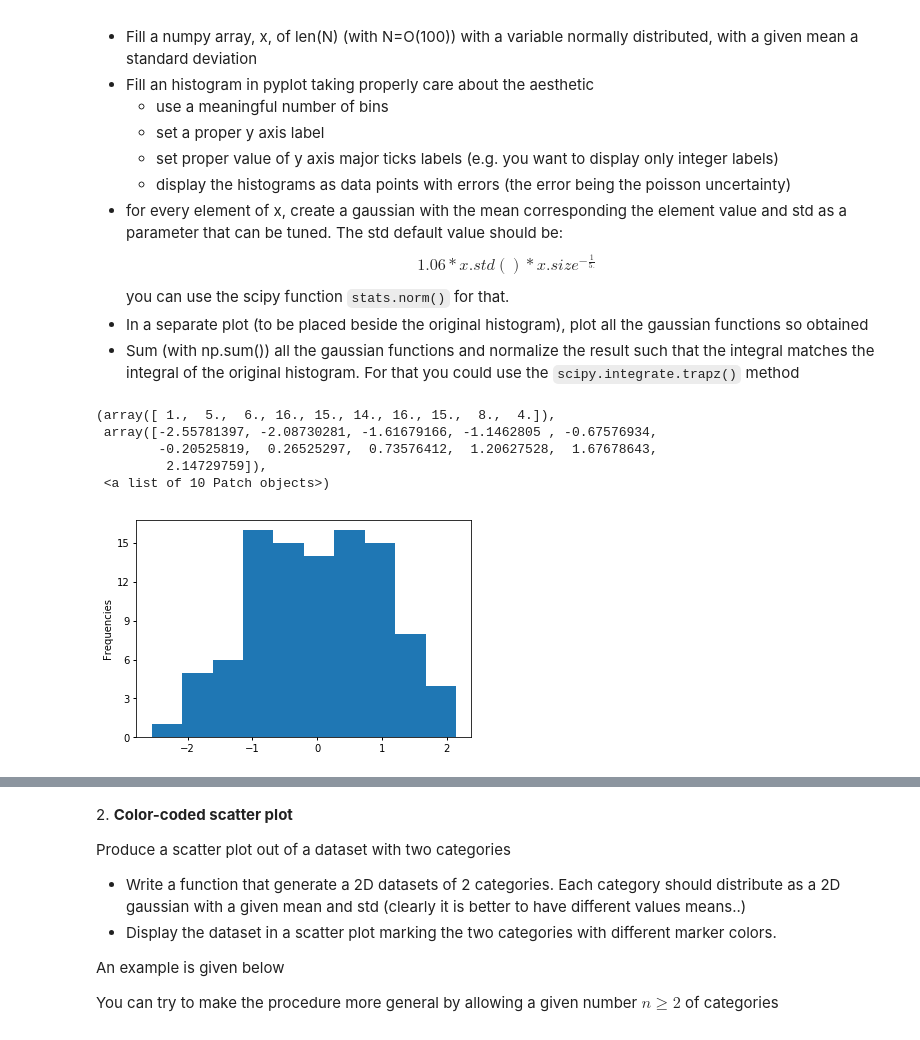
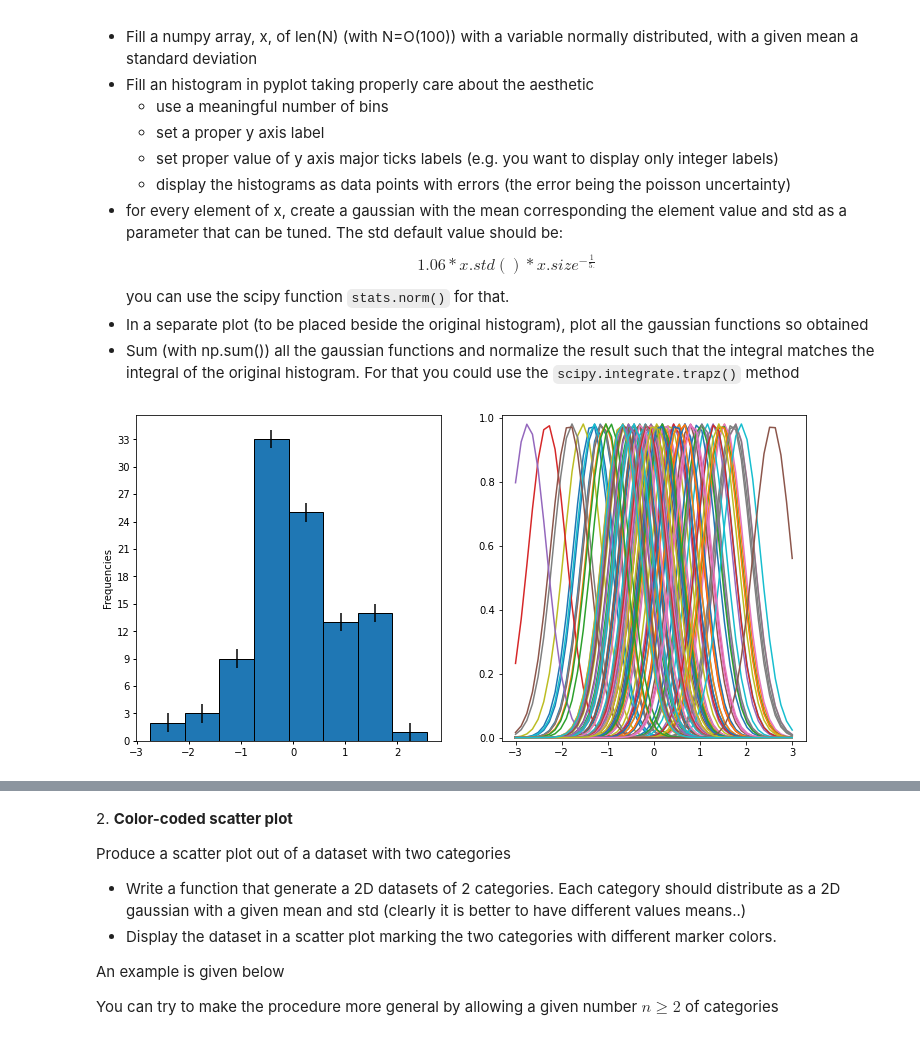
Before and after one commit to T3X3K/LaboratoryOfComputationalPhysics_Y6, a Jupyter notebook: 07ex_Visualization.ipynb, the cells around one changed output, grey strips where cells are left out. Cells and saved outputs as stored; diff of their text form; code cells hidden in the pictures.

```diff
--- a/07ex_Visualization.ipynb
+++ b/07ex_Visualization.ipynb
@@ -21,19 +24,25 @@ $$ 1.06 * x.std() * x.size ^{-\frac{1}{5.}} $$
 you can use the scipy function `stats.norm()` for that.
 * In a separate plot (to be placed beside the original histogram), plot all the gaussian functions so obtained
 * Sum (with np.sum()) all the gaussian functions and normalize the result such that the integral matches the integral of the original histogram. For that you could use the `scipy.integrate.trapz()` method
-# %%
-N = 100
-x = npr.randn(N)
-
-fig, ax = plt.subplots()
-ax.set_ylabel('Frequencies')
-ax.tick_params(which='major', width=1.0, length=3)
-ax.yaxis.set_major_locator(MultipleLocator(3))
-ax.hist(x)
-# %% [output]
-(array([ 1.,  5.,  6., 16., 15., 14., 16., 15.,  8.,  4.]),
- array([-2.55781397, -2.08730281, -1.61679166, -1.1462805 , -0.67576934,
-        -0.20525819,  0.26525297,  0.73576412,  1.20627528,  1.67678643,
-         2.14729759]),
- <a list of 10 Patch objects>)
-[figure, removed]
+# %%
+N = 100
+x = npr.randn(N)
+y, binEdges = np.histogram(x, bins=8)
+binCenters = 0.5*(binEdges[:-1]+binEdges[1:])
+w = binCenters[1]-binCenters[0]
+
+fig, (ax,ax1) = plt.subplots(1,2, figsize=(12,6))
+ax.set_ylabel('Frequencies')
+ax.tick_params(which='major', width=1.0, length=3)
+ax.yaxis.set_major_locator(MultipleLocator(3))
+ax.bar(binCenters,y,yerr=1,width=w,edgecolor='black')
+
+arr = np.linspace(-3,3)
+f = [scipy.stats.norm.pdf(arr,loc=mu,scale=1.06*x.std()*x.shape[0]**(-1/5)) for mu in x]
+
+ax1.set_ylim([-0.01,1.01])
+for plot in f:
+    ax1.plot(arr,plot)
+plt.show()
+# %% [output]
+[figure, added]
```
Also changed, not shown: parts of 4 cells of this notebook, 4 other files.
